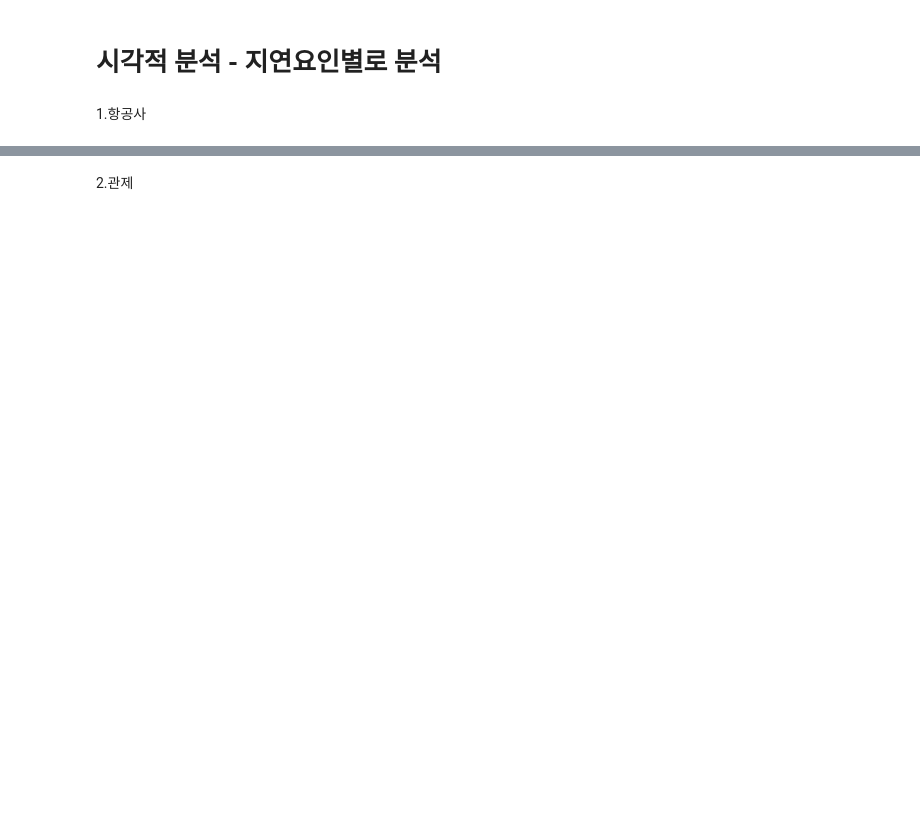
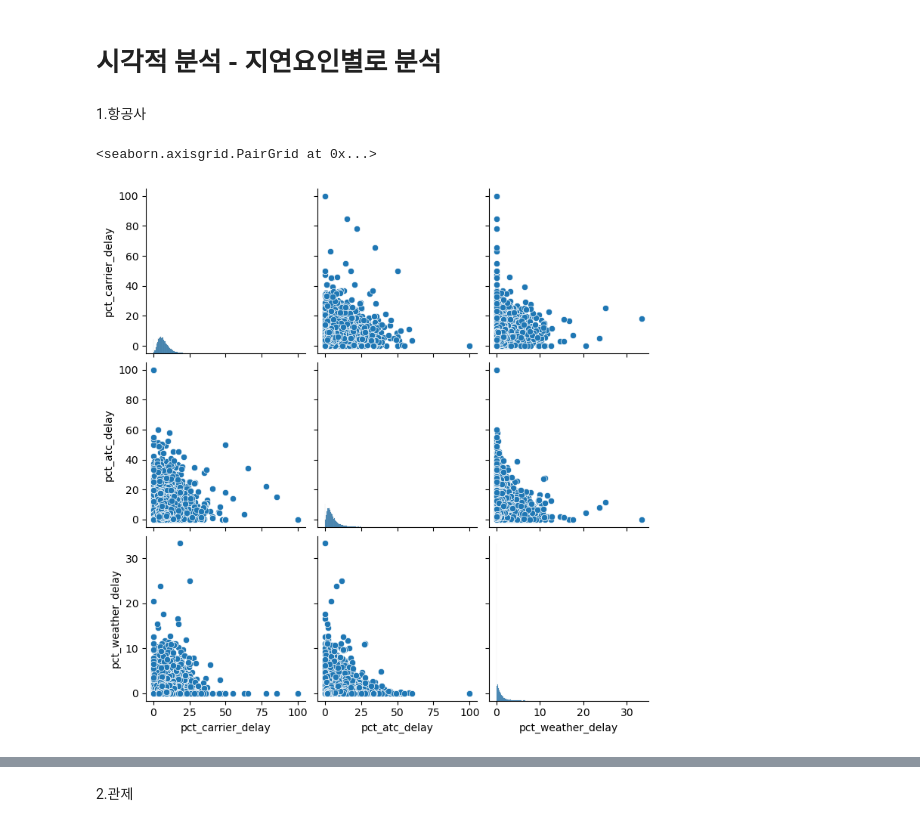
Before and after one commit to dhrhee96/hipython, a Jupyter notebook: 44_EDA.ipynb, the cells around one changed output, grey strips where cells are left out. Cells and saved outputs as stored; diff of their text form; code cells hidden in the pictures; blank space fills up the shorter version.

```diff
--- a/44_EDA.ipynb
+++ b/44_EDA.ipynb
@@ -123,3 +153,8 @@ df.groupby('airline')['pct_atc_delay'].describe().T
 # 시각적 분석 - 지연요인별로 분석
 # %% [markdown]
 1.항공사
+# %%
+sns.pairplot(df)
+# %% [output]
+<seaborn.axisgrid.PairGrid at 0x...>
+[figure, added]
```
Also changed, not shown: parts of 12 cells of this notebook.
